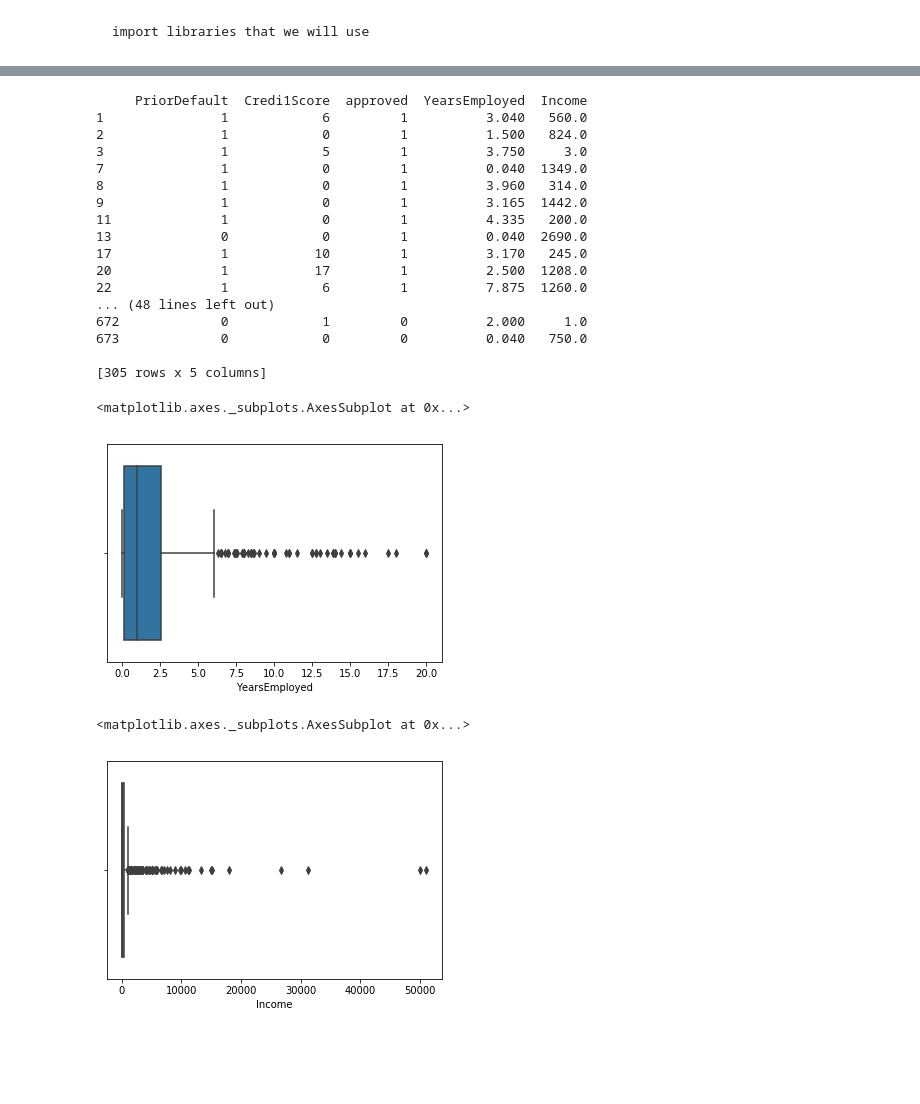
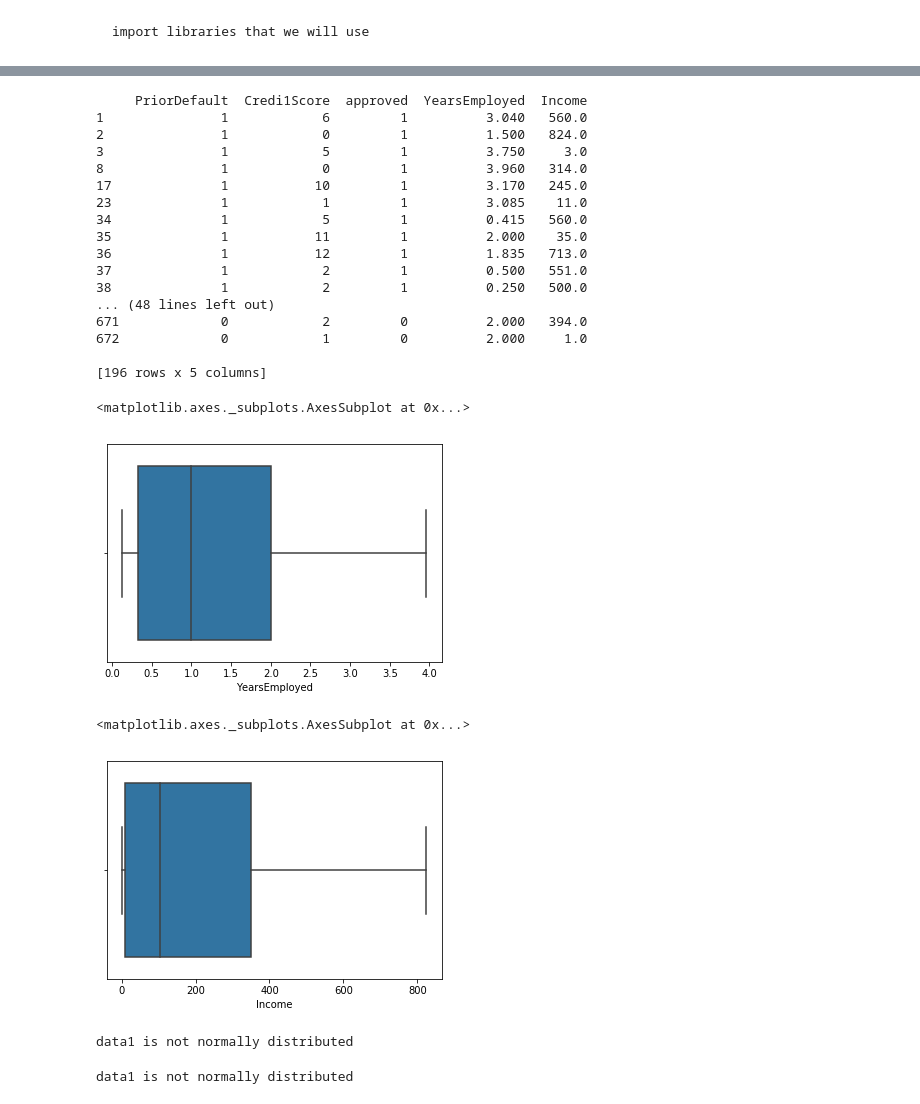
Before and after one commit to SaifRehman/naive-classifier, a Jupyter notebook: credit card.ipynb, the cells around one changed output, grey strips where cells are left out. Drawn from its saved outputs; the diff is of its cells as text; code cells hidden in the pictures; blank space fills up the shorter version.

Commit message:
removed outliers all and fixed box plot

```diff
--- a/credit card.ipynb
+++ b/credit card.ipynb
@@ -82,8 +83,8 @@ print (filt_df)
 
 [675 rows x 2 columns]
 # %%
-low = .05
-high = .95
+low = .17
+high = .83
 quant_df = filt_df.quantile([low, high])
 print(quant_df)
 # %% [output]
@@ -163,26 +164,26 @@ print (filt_df)
 1               1            6         1          3.040   560.0
 2               1            0         1          1.500   824.0
 3               1            5         1          3.750     3.0
-7               1            0         1          0.040  1349.0
 8               1            0         1          3.960   314.0
-9               1            0         1          3.165  1442.0
-11              1            0         1          4.335   200.0
-13              0            0         1          0.040  2690.0
 17              1           10         1          3.170   245.0
-20              1           17         1          2.500  1208.0
-22              1            6         1          7.875  1260.0
+23              1            1         1          3.085    11.0
+34              1            5         1          0.415   560.0
+35              1           11         1          2.000    35.0
+36              1           12         1          1.835   713.0
+37              1            2         1          0.500   551.0
+38              1            2         1          0.250   500.0
 ... (48 lines left out)
+671             0            2         0          2.000   394.0
 672             0            1         0          2.000     1.0
-673             0            0         0          0.040   750.0
 
-[305 rows x 5 columns]
+[196 rows x 5 columns]
 # %%
-sns.boxplot( x=df["YearsEmployed"] )
+sns.boxplot( x=filt_df["YearsEmployed"] )
 # %% [output]
 <matplotlib.axes._subplots.AxesSubplot at 0x...>
-[figure, old version]
+[figure, new version]
 # %%
-sns.boxplot( x=df["Income"] )
+sns.boxplot( x=filt_df["Income"] )
 # %% [output]
 <matplotlib.axes._subplots.AxesSubplot at 0x...>
-[figure, old version]
+[figure, new version]
@@ -188,0 +192,7 @@ sns.boxplot( x=df["Income"] )
+# %%
+if normalityTestforCreditCardScore[1]>0.05:
+    print ("data1 is normally distributed ")
+else:
+    print ("data1 is not normally distributed ")
+# %% [output]
+data1 is not normally distributed
@@ -188,0 +201,7 @@ sns.boxplot( x=df["Income"] )
+# %%
+if normalityTestforIncome[1]>0.05:
+    print ("data1 is normally distributed ")
+else:
+    print ("data1 is not normally distributed ")
+# %% [output]
+data1 is not normally distributed
```
Also changed, not shown: parts of 7 cells of this notebook.
